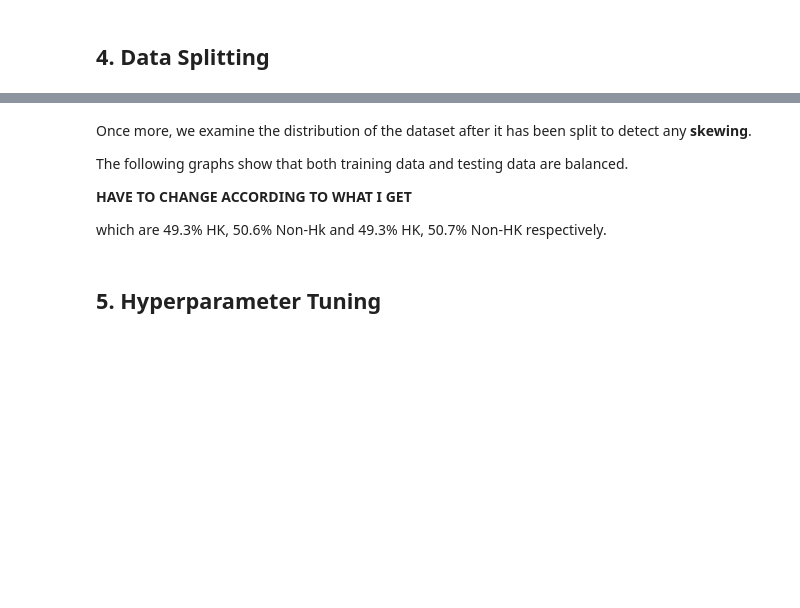
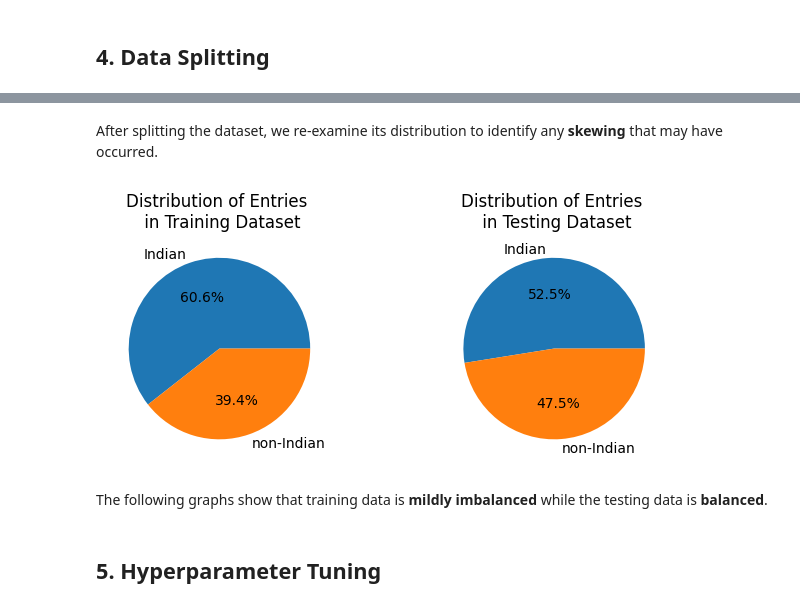
Before and after one commit to PranitMalhotra/Diaspora-Username-Classifier, a Jupyter notebook: main.ipynb, the cells around one changed output, grey strips where cells are left out. Saved outputs shown, nothing was run; the diff lists cells and outputs as text; code cells hidden in the pictures; blank space fills up the shorter version.

```diff
--- a/main.ipynb
+++ b/main.ipynb
@@ -290,24 +366,22 @@ for i in range(4):
-# %% [markdown]
-Once more, we examine the distribution of the dataset after it has been split to detect any **skewing**.
-
-The following graphs show that both training data and testing data are balanced.
-
-**HAVE TO CHANGE ACCORDING TO WHAT I GET**
-
-which are 49.3% HK, 50.6% Non-Hk and 49.3% HK, 50.7% Non-HK respectively.
+# %% [markdown]
+After splitting the dataset, we re-examine its distribution to identify any **skewing** that may have occurred.
 # %%
 def getData(train, ind):
   return len(y_train[y_train == ind]) if train == 0 else len(y_test[y_test == ind])
 
 fig, ax = plt.subplots(1, 2, figsize=(7, 3))
 
 for i in range(2):
     title = ['Training Dataset', 'Testing Dataset']
     ax[i].pie([getData(i,1), getData(i,0)], labels = ['Indian', 'non-Indian'], autopct='%1.1f%%')
-    ax[i].set_title(f"Distribution of Indian and non-Indian entries \n in {title[i]}")
+    ax[i].set_title(f"Distribution of Entries \n in {title[i]}")
 
 plt.tight_layout()
 plt.show()
+# %% [output]
+[figure, added]
+# %% [markdown]
+The following graphs show that training data is **mildly imbalanced** while the testing data is **balanced**.
 # %% [markdown]
 ## 5. Hyperparameter Tuning
 # %% [markdown]
```
Also changed, not shown: parts of 63 cells of this notebook, 2 other files.
